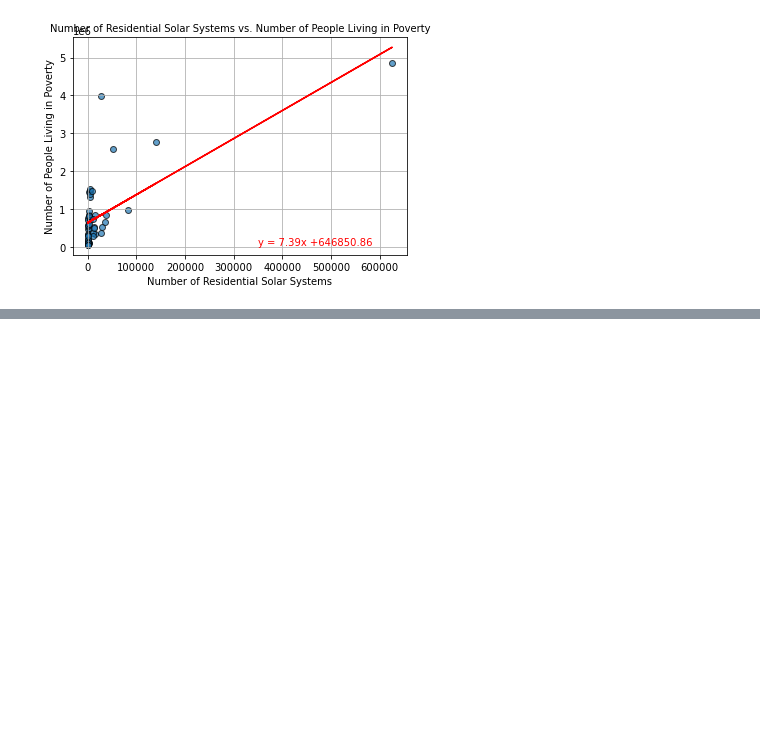
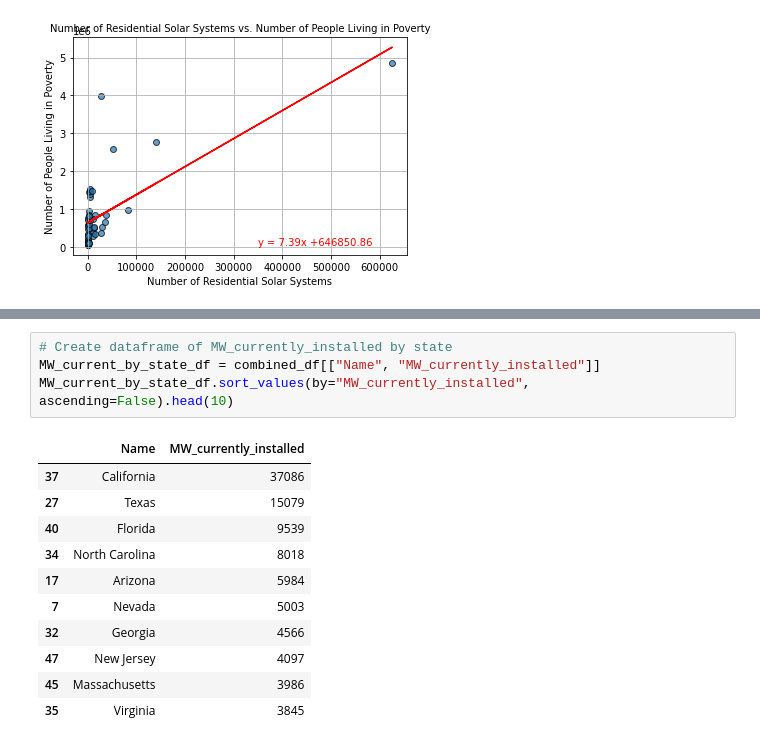
Before and after one commit to JeremyTallant/TomorrowsEnergyToday, a Jupyter notebook: edscript.ipynb, the cells around one changed output, grey strips where cells are left out. Cells and saved outputs as stored; diff of their text form; blank space fills up the shorter version.

```diff
--- a/edscript.ipynb
+++ b/edscript.ipynb
@@ -533,0 +637,16 @@ map
+# %%
+# Create dataframe of MW_currently_installed by state
+MW_current_by_state_df = combined_df[["Name", "MW_currently_installed"]]
+MW_current_by_state_df.sort_values(by="MW_currently_installed", ascending=False).head(10)
+# %% [output]
+|  | Name | MW_currently_installed |
+| 37 | California | 37086 |
+| 27 | Texas | 15079 |
+| 40 | Florida | 9539 |
+| 34 | North Carolina | 8018 |
+| 17 | Arizona | 5984 |
+| 7 | Nevada | 5003 |
+| 32 | Georgia | 4566 |
+| 47 | New Jersey | 4097 |
+| 45 | Massachusetts | 3986 |
+| 35 | Virginia | 3845 |
```
Also changed, not shown: parts of 24 cells of this notebook, 19 other files.
